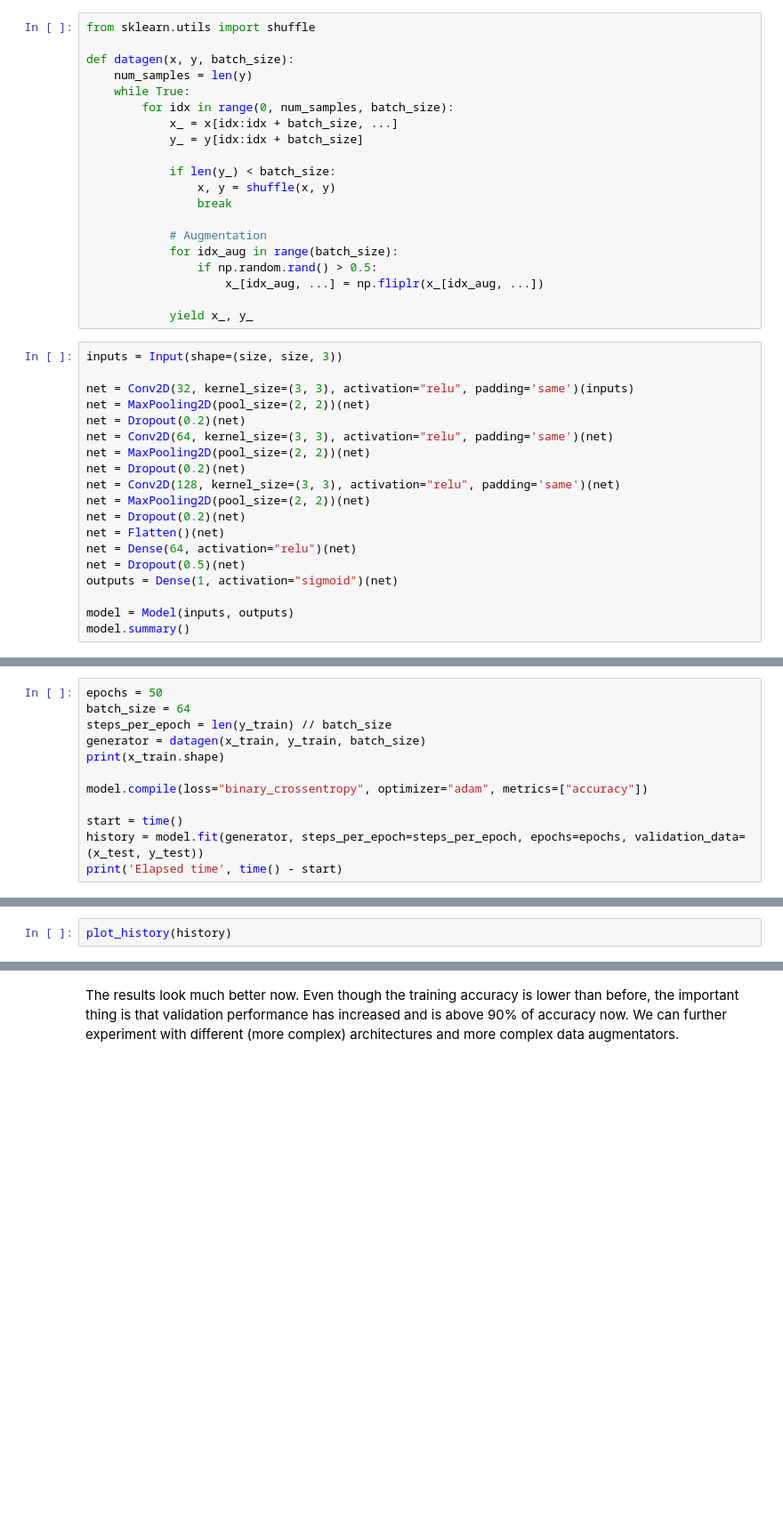
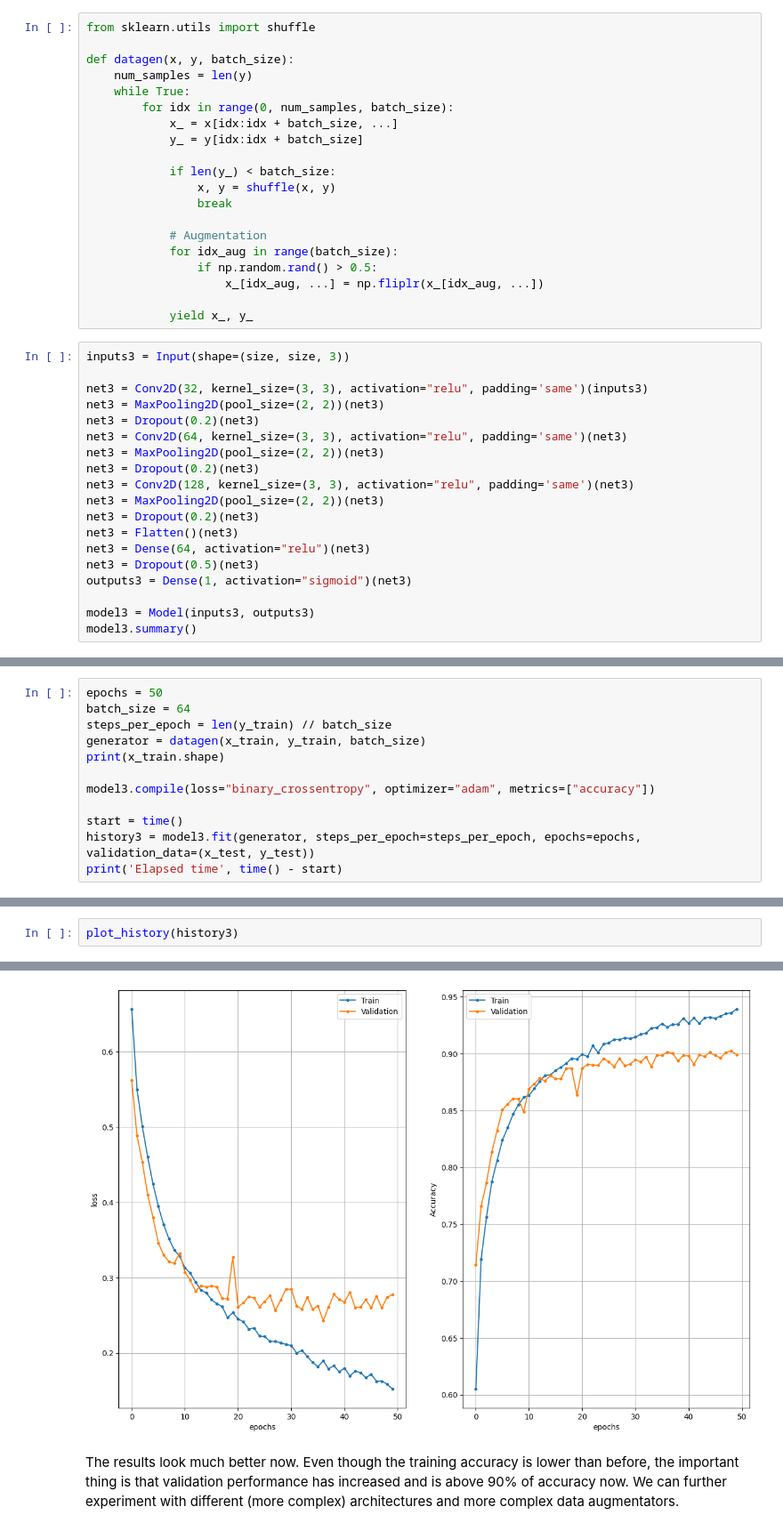
Before and after one commit to IhorPylyavets/RobotDreams_ComputerVisionCourse, a Jupyter notebook: lesson_15_convolutional_neural_networks_part_2/Overfitting.ipynb, the cells around one changed output, grey strips where cells are left out. Shown at 89% size. Saved outputs shown, nothing was run; the diff lists cells and outputs as text; blank space fills up the shorter version.

```diff
--- a/lesson_15_convolutional_neural_networks_part_2/Overfitting.ipynb
+++ b/lesson_15_convolutional_neural_networks_part_2/Overfitting.ipynb
@@ -258,21 +283,21 @@ def datagen(x, y, batch_size):
 
             yield x_, y_
 # %%
-inputs = Input(shape=(size, size, 3))
+inputs3 = Input(shape=(size, size, 3))
 
-net = Conv2D(32, kernel_size=(3, 3), activation="relu", padding='same')(inputs)
-net = MaxPooling2D(pool_size=(2, 2))(net)
-net = Dropout(0.2)(net)
-net = Conv2D(64, kernel_size=(3, 3), activation="relu", padding='same')(net)
-net = MaxPooling2D(pool_size=(2, 2))(net)
-net = Dropout(0.2)(net)
-net = Conv2D(128, kernel_size=(3, 3), activation="relu", padding='same')(net)
-net = MaxPooling2D(pool_size=(2, 2))(net)
-net = Dropout(0.2)(net)
-net = Flatten()(net)
-net = Dense(64, activation="relu")(net)
-net = Dropout(0.5)(net)
-outputs = Dense(1, activation="sigmoid")(net)
+net3 = Conv2D(32, kernel_size=(3, 3), activation="relu", padding='same')(inputs3)
+net3 = MaxPooling2D(pool_size=(2, 2))(net3)
+net3 = Dropout(0.2)(net3)
+net3 = Conv2D(64, kernel_size=(3, 3), activation="relu", padding='same')(net3)
+net3 = MaxPooling2D(pool_size=(2, 2))(net3)
+net3 = Dropout(0.2)(net3)
+net3 = Conv2D(128, kernel_size=(3, 3), activation="relu", padding='same')(net3)
+net3 = MaxPooling2D(pool_size=(2, 2))(net3)
+net3 = Dropout(0.2)(net3)
+net3 = Flatten()(net3)
+net3 = Dense(64, activation="relu")(net3)
+net3 = Dropout(0.5)(net3)
+outputs3 = Dense(1, activation="sigmoid")(net3)
 
-model = Model(inputs, outputs)
-model.summary()
+model3 = Model(inputs3, outputs3)
+model3.summary()
@@ -283,8 +330,8 @@ steps_per_epoch = len(y_train) // batch_size
 generator = datagen(x_train, y_train, batch_size)
 print(x_train.shape)
 
-model.compile(loss="binary_crossentropy", optimizer="adam", metrics=["accuracy"])
+model3.compile(loss="binary_crossentropy", optimizer="adam", metrics=["accuracy"])
 
 start = time()
-history = model.fit(generator, steps_per_epoch=steps_per_epoch, epochs=epochs, validation_data=(x_test, y_test))
+history3 = model3.fit(generator, steps_per_epoch=steps_per_epoch, epochs=epochs, validation_data=(x_test, y_test))
 print('Elapsed time', time() - start)
@@ -291,2 +356,3 @@ print('Elapsed time', time() - start)
 # %%
-plot_history(history)
+plot_history(history3)
+# %% [output]
@@ -293,2 +361,3 @@ plot_history(history)
+[figure, added]
 # %% [markdown]
 The results look much better now. Even though the training accuracy is lower than before, the important thing is that validation performance has increased and is above 90% of accuracy now. We can further experiment with different (more complex) architectures and more complex data augmentators.
```
Also changed, not shown: parts of 10 cells of this notebook, 2 other files.
